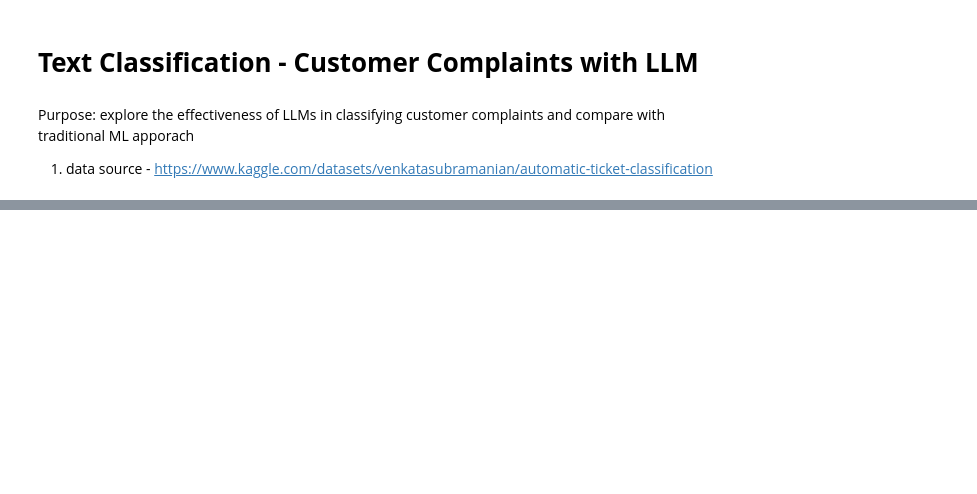
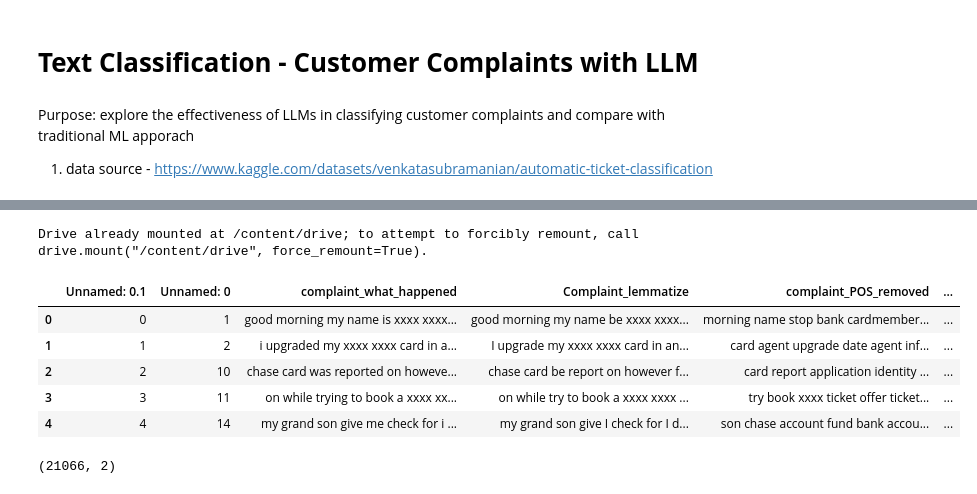
Before and after one commit to ShawnLiu119/NLP_Bank_Complaint_Classification, a Jupyter notebook: CustomerComplaint_Classification_LLM.ipynb, the cells around one changed output, grey strips where cells are left out. Drawn from its saved outputs; the diff is of its cells as text; code cells hidden in the pictures; blank space fills up the shorter version.

```diff
--- a/CustomerComplaint_Classification_LLM.ipynb
+++ b/CustomerComplaint_Classification_LLM.ipynb
@@ -20,0 +68,22 @@ U
+# %%
+#load dataset
+
+from google.colab import drive
+drive.mount('/content/drive')
+# %% [output]
+Drive already mounted at /content/drive; to attempt to forcibly remount, call drive.mount("/content/drive", force_remount=True).
+# %%
+folder = "/content/drive/MyDrive/kaggle_data/complaints"
+file = "complaints_process_label.csv"
+
+path = os.path.join(folder, file)
+
+df = pd.read_csv(path)
+df.head()
+# %% [output]
+|  | Unnamed: 0.1 | Unnamed: 0 | complaint_what_happened | Complaint_lemmatize | complaint_POS_removed | ... |
+| 0 | 0 | 1 | good morning my name is xxxx xxxx... | good morning my name be xxxx xxxx... | morning name stop bank cardmember... | ... |
+| 1 | 1 | 2 | i upgraded my xxxx xxxx card in a... | I upgrade my xxxx xxxx card in an... | card agent upgrade date agent inf... | ... |
+| 2 | 2 | 10 | chase card was reported on howeve... | chase card be report on however f... | card report application identity ... | ... |
+| 3 | 3 | 11 | on while trying to book a xxxx xx... | on while try to book a xxxx xxxx ... | try book xxxx ticket offer ticket... | ... |
+| 4 | 4 | 14 | my grand son give me check for i ... | my grand son give I check for I d... | son chase account fund bank accou... | ... |
@@ -20,0 +92,4 @@ U
+# %%
+data.shape
+# %% [output]
+(21066, 2)
```
Also changed, not shown: parts of 14 cells of this notebook.
